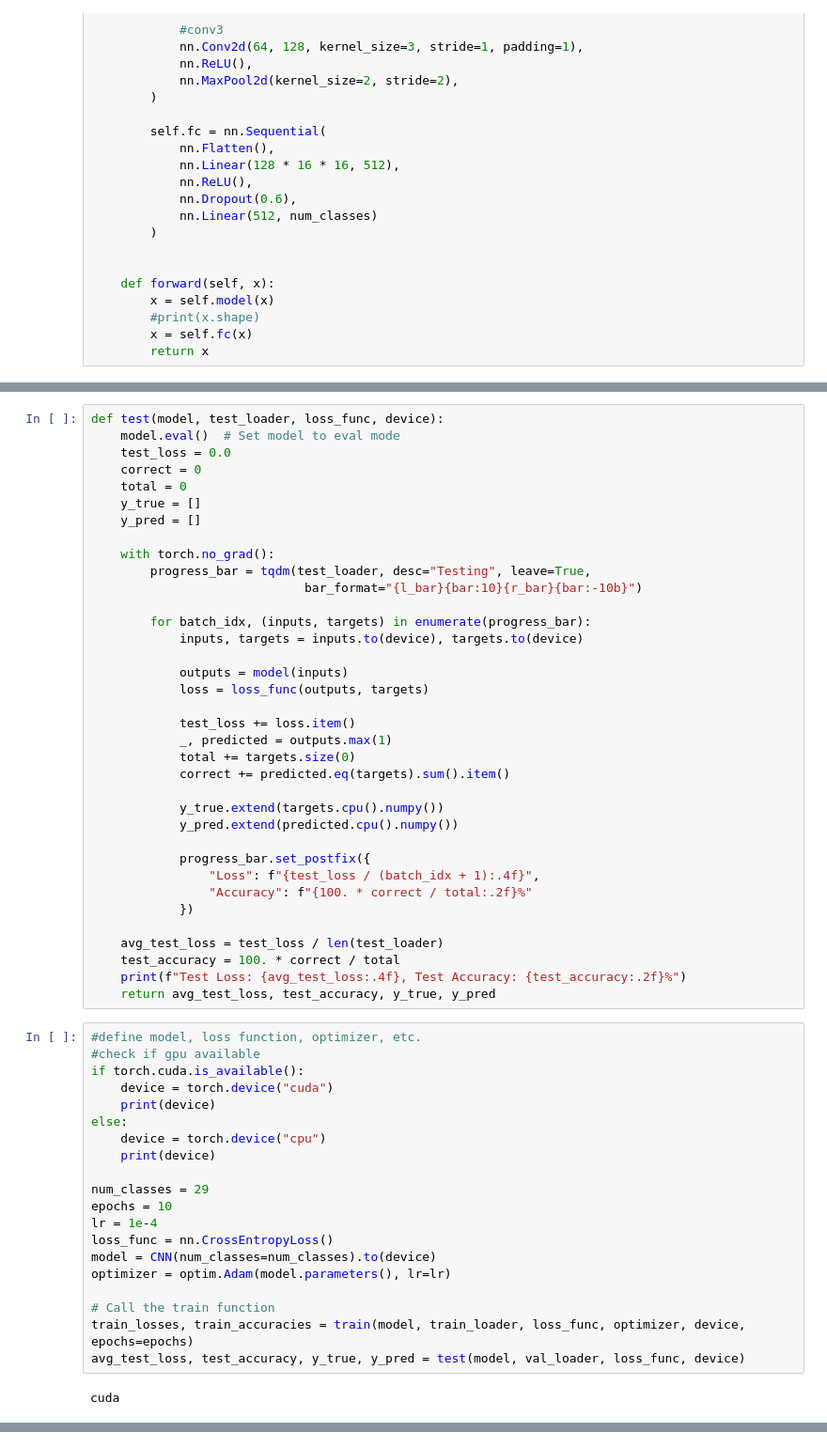
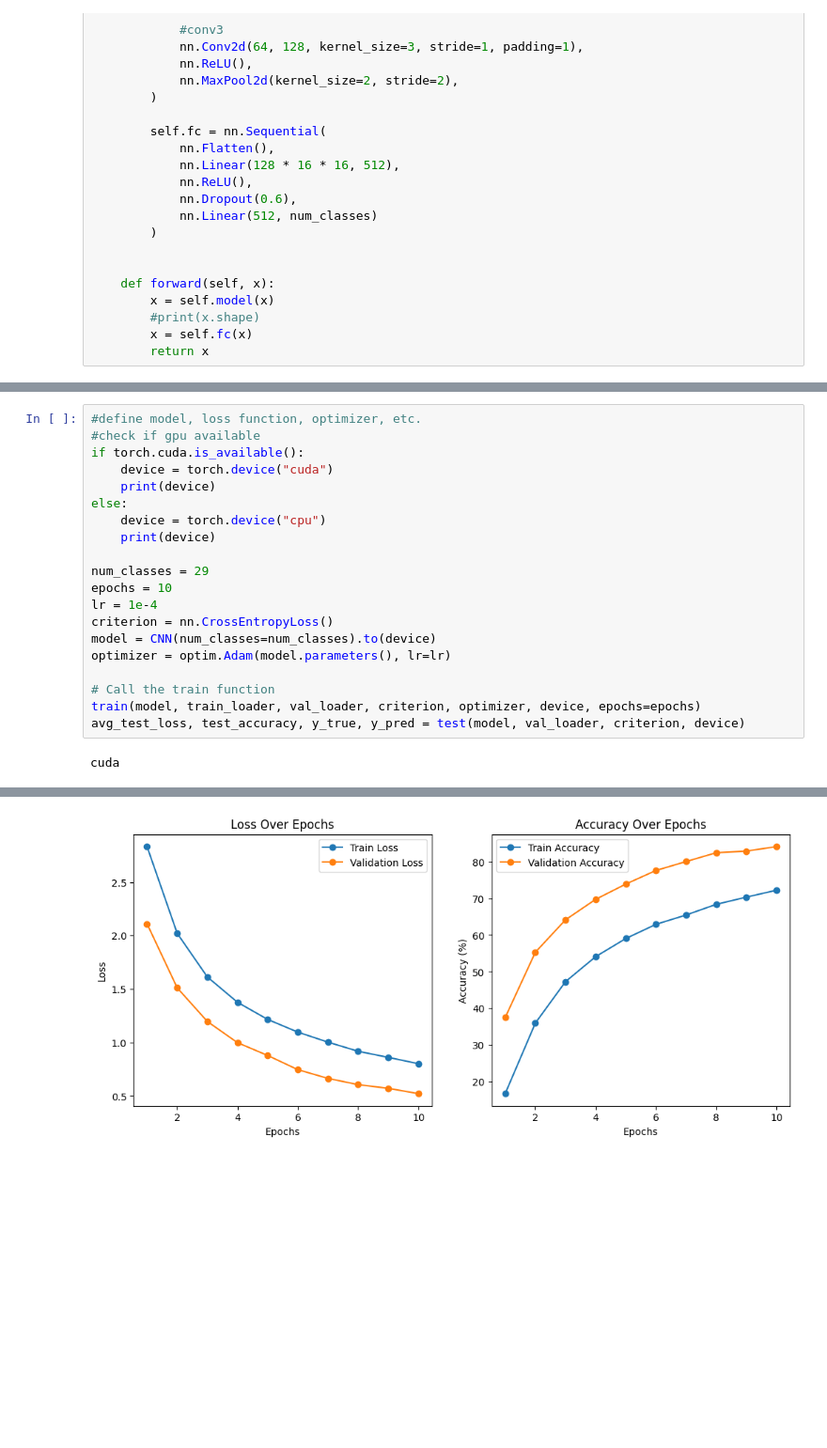
Before and after one commit to hendrikyong/CVNL_Assignment_1, a Jupyter notebook: CVNL_P02_GP01.ipynb, the cells around one changed output, grey strips where cells are left out. Shown: that part at 94% size. Saved outputs shown, nothing was run; the diff lists cells and outputs as text; blank space fills up the shorter version.

```diff
--- a/CVNL_P02_GP01.ipynb
+++ b/CVNL_P02_GP01.ipynb
@@ -211,39 +277,3 @@ def train(model, train_loader, loss_func, optimizer, device, epochs):
-# %%
-def test(model, test_loader, loss_func, device):
-    model.eval()  # Set model to eval mode
-    test_loss = 0.0
-    correct = 0
-    total = 0
-    y_true = []
-    y_pred = []
-
-    with torch.no_grad():
-        progress_bar = tqdm(test_loader, desc="Testing", leave=True,
-                             bar_format="{l_bar}{bar:10}{r_bar}{bar:-10b}")
-
-        for batch_idx, (inputs, targets) in enumerate(progress_bar):
-            inputs, targets = inputs.to(device), targets.to(device)
-
-            outputs = model(inputs)
-            loss = loss_func(outputs, targets)
-
-            test_loss += loss.item()
-            _, predicted = outputs.max(1)
-            total += targets.size(0)
-            correct += predicted.eq(targets).sum().item()
-
-            y_true.extend(targets.cpu().numpy())
-            y_pred.extend(predicted.cpu().numpy())
-
-            progress_bar.set_postfix({
-                "Loss": f"{test_loss / (batch_idx + 1):.4f}",
-                "Accuracy": f"{100. * correct / total:.2f}%"
-            })
-
-    avg_test_loss = test_loss / len(test_loader)
-    test_accuracy = 100. * correct / total
-    print(f"Test Loss: {avg_test_loss:.4f}, Test Accuracy: {test_accuracy:.2f}%")
-    return avg_test_loss, test_accuracy, y_true, y_pred
 # %%
 #define model, loss function, optimizer, etc.
 #check if gpu available
@@ -257,12 +287,12 @@ else:
 num_classes = 29
 epochs = 10
 lr = 1e-4
-loss_func = nn.CrossEntropyLoss()
+criterion = nn.CrossEntropyLoss()
 model = CNN(num_classes=num_classes).to(device)
 optimizer = optim.Adam(model.parameters(), lr=lr)
 
 # Call the train function
-train_losses, train_accuracies = train(model, train_loader, loss_func, optimizer, device, epochs=epochs)
-avg_test_loss, test_accuracy, y_true, y_pred = test(model, val_loader, loss_func, device)
+train(model, train_loader, val_loader, criterion, optimizer, device, epochs=epochs)
+avg_test_loss, test_accuracy, y_true, y_pred = test(model, val_loader, criterion, device)
 # %% [output]
 cuda
@@ -278,0 +309 @@ Epoch 10: Loss: 0.0762, Accuracy: 97.47%
+[figure, added]
```
Also changed, not shown: parts of 9 cells of this notebook.
